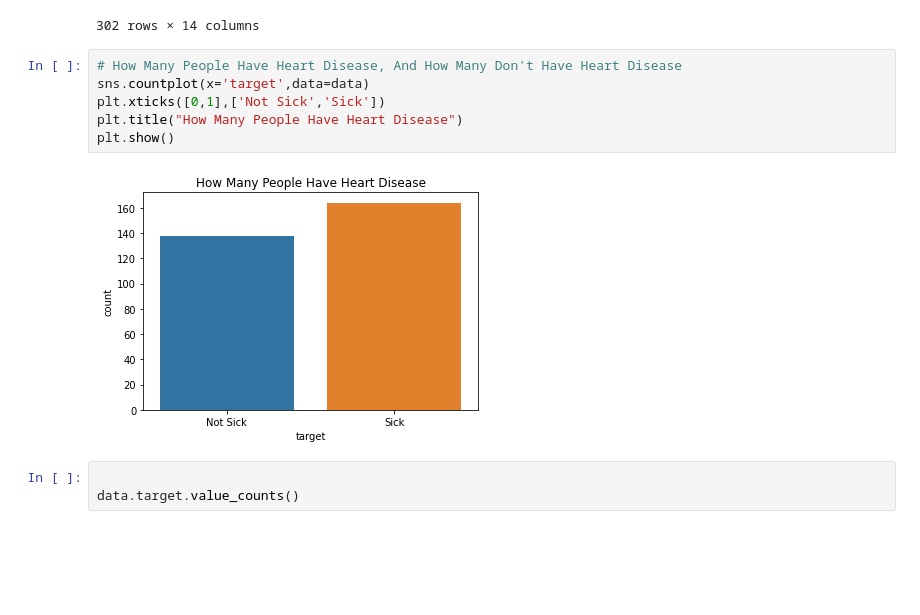
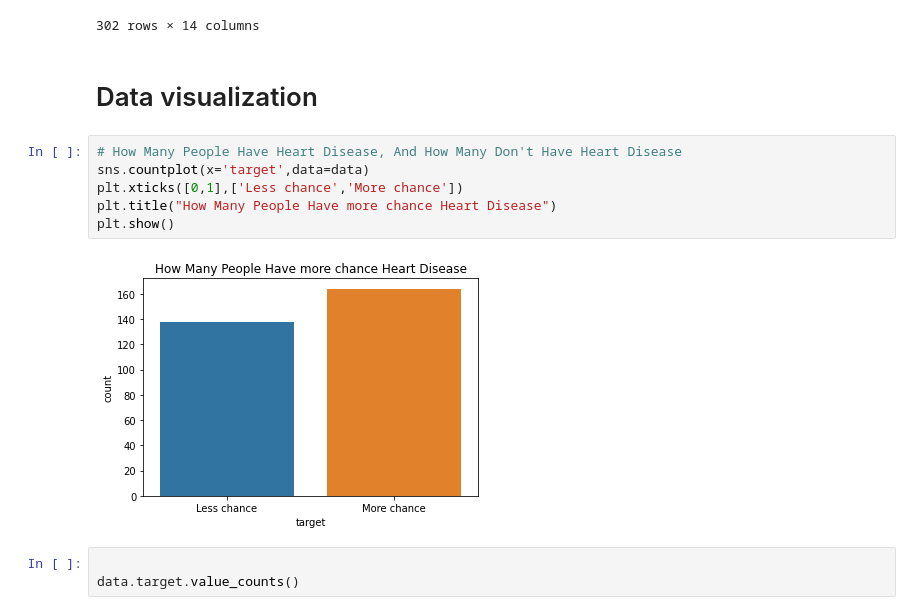
Before and after one commit to ammar064/Heart_Disease, a Jupyter notebook: heart-disease.ipynb, the cells around one changed output. Saved outputs shown, nothing was run; the diff lists cells and outputs as text; blank space fills up the shorter version.

```diff
--- a/heart-disease.ipynb
+++ b/heart-disease.ipynb
@@ -166,14 +161,16 @@ data
 | 843 | 59 | 1 | 3 | 160 | 273 | 0 | 0 | 125 | ... |
 | 878 | 54 | 1 | 0 | 120 | 188 | 0 | 1 | 113 | ... |
 302 rows × 14 columns
+# %% [markdown]
+# Data visualization
 # %%
 # How Many People Have Heart Disease, And How Many Don't Have Heart Disease
 sns.countplot(x='target',data=data)
-plt.xticks([0,1],['Not Sick','Sick'])
-plt.title("How Many People Have Heart Disease")
+plt.xticks([0,1],['Less chance','More chance'])
+plt.title("How Many People Have more chance Heart Disease")
 plt.show()
 # %% [output]
-[figure, old version]
+[figure, new version]
 # %%
 
 data.target.value_counts()
```
Also changed, not shown: parts of 49 cells of this notebook.
